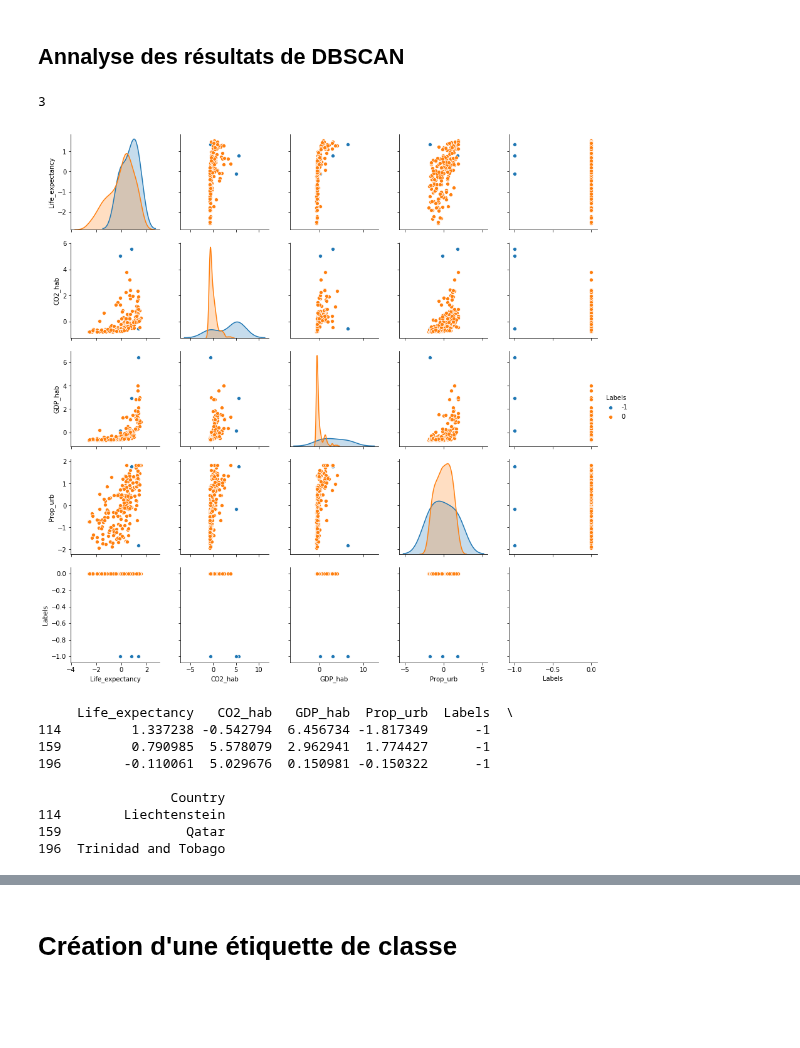
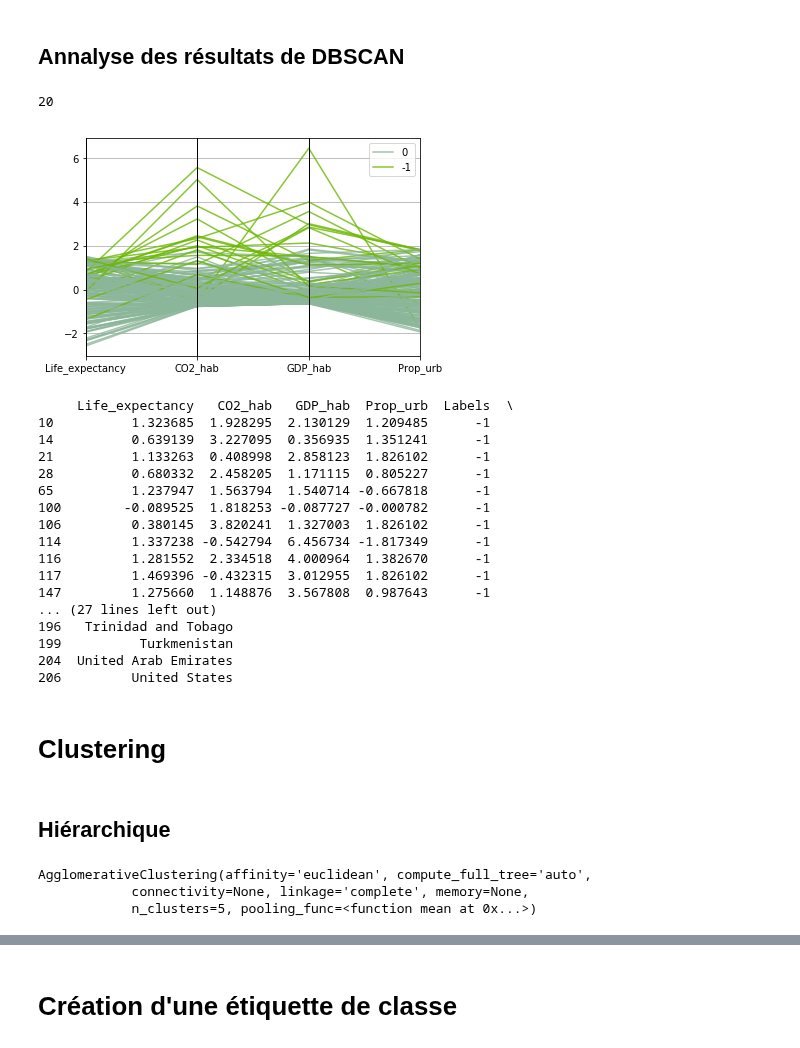
Before and after one commit to LisaNicvert/IA_project, a Jupyter notebook: IA_project_complex.ipynb, the cells around one changed output, grey strips where cells are left out. Cells and saved outputs as stored; diff of their text form; code cells hidden in the pictures; blank space fills up the shorter version.

Commit message:
Clusterings in complex project and confusion martix

```diff
--- a/IA_project_complex.ipynb
+++ b/IA_project_complex.ipynb
@@ -293,4 +307,4 @@ D'après le graphique ci-dessus on observe un coude pour les pays d'indices entr
 # %%
-mean_dist_knee = sum(distances_to_4[180:185])/5
+mean_dist_knee = sum(distances_to_4[165:175])/10
 mean_dist_knee
 # %% [output]
@@ -300,15 +314,8 @@ On considérera donc un rayon de recherche d'environs 2.034, et un nombre minimu
 # %% [markdown]
 ## Annalyse des résultats de DBSCAN
 # %%
-outliers_det = DBSCAN(min_samples=5,eps=mean_dist_knee).fit(df_clustering_norm)
+outliers_det = DBSCAN(min_samples=10,eps=mean_dist_knee).fit(df_clustering_norm)
 # Number of outliers
 sum(outliers_det.labels_ == -1)
 # %% [output]
-3
+20
-# %%
-df_clustering_norm_lab=df_clustering_norm.copy(deep=True)
-df_clustering_norm_lab['Labels']=outliers_det.labels_
-s=sns.pairplot(data=df_clustering_norm_lab,hue='Labels') # les labels ne nous servent pas
-# Les -1 permettent de repérer les outliers
-# %% [output]
-[figure, removed]
@@ -315,16 +325,29 @@ s=sns.pairplot(data=df_clustering_norm_lab,hue='Labels') # les labels ne nous se
+# %%
+parallel_coordinates(df_clustering_norm_lab,'Labels', alpha=0.8)
+plt.show()
+# %% [output]
+[figure, added]
 # %%
 df_clustering_countries= df_clustering_norm_lab.copy(deep=True) # Copy of DF_kmeans1
 df_clustering_countries['Country'] = filtered_df.iloc[:, 4]
 print(df_clustering_countries[df_clustering_countries['Labels'] == -1])
 # %% [output]
      Life_expectancy   CO2_hab   GDP_hab  Prop_urb  Labels  \
+10          1.323685  1.928295  2.130129  1.209485      -1
+14          0.639139  3.227095  0.356935  1.351241      -1
+21          1.133263  0.408998  2.858123  1.826102      -1
+28          0.680332  2.458205  1.171115  0.805227      -1
+65          1.237947  1.563794  1.540714 -0.667818      -1
+100        -0.089525  1.818253 -0.087727 -0.000782      -1
+106         0.380145  3.820241  1.327003  1.826102      -1
 114         1.337238 -0.542794  6.456734 -1.817349      -1
-159         0.790985  5.578079  2.962941  1.774427      -1
-196        -0.110061  5.029676  0.150981 -0.150322      -1
-
-                 Country
-114        Liechtenstein
-159                Qatar
-196  Trinidad and Tobago
+116         1.281552  2.334518  4.000964  1.382670      -1
+117         1.469396 -0.432315  3.012955  1.826102      -1
+147         1.275660  1.148876  3.567808  0.987643      -1
+... (27 lines left out)
+196   Trinidad and Tobago
+199          Turkmenistan
+204  United Arab Emirates
+206         United States
 # %%
 df_without_outliers=df_clustering_norm_lab[df_clustering_norm_lab.Labels != -1]
@@ -330,0 +355,11 @@ df_without_outliers=df_clustering_norm_lab[df_clustering_norm_lab.Labels != -1]
+# %% [markdown]
+# Clustering
+# %% [markdown]
+## Hiérarchique
+# %%
+acwo = AgglomerativeClustering(affinity="euclidean", linkage="complete",n_clusters=5)
+acwo.fit(df_without_outliers)
+# %% [output]
+AgglomerativeClustering(affinity='euclidean', compute_full_tree='auto',
+            connectivity=None, linkage='complete', memory=None,
+            n_clusters=5, pooling_func=<function mean at 0x...>)
```
Also changed, not shown: parts of 56 cells of this notebook.
